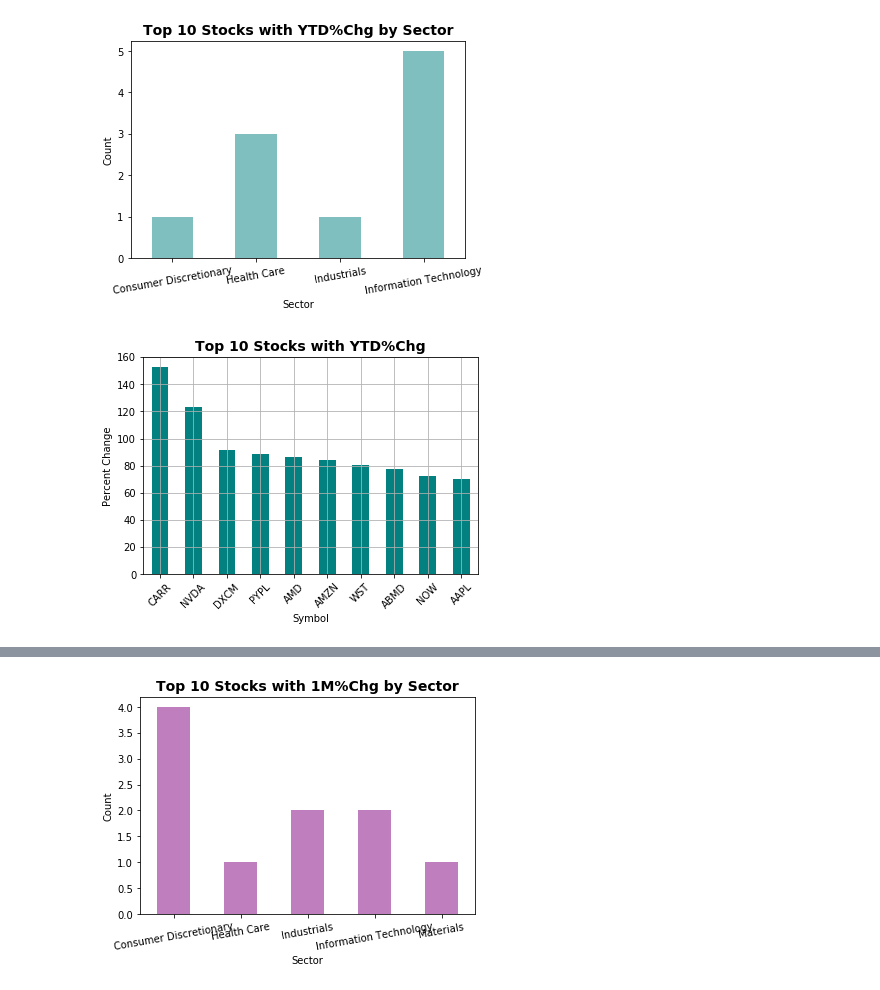
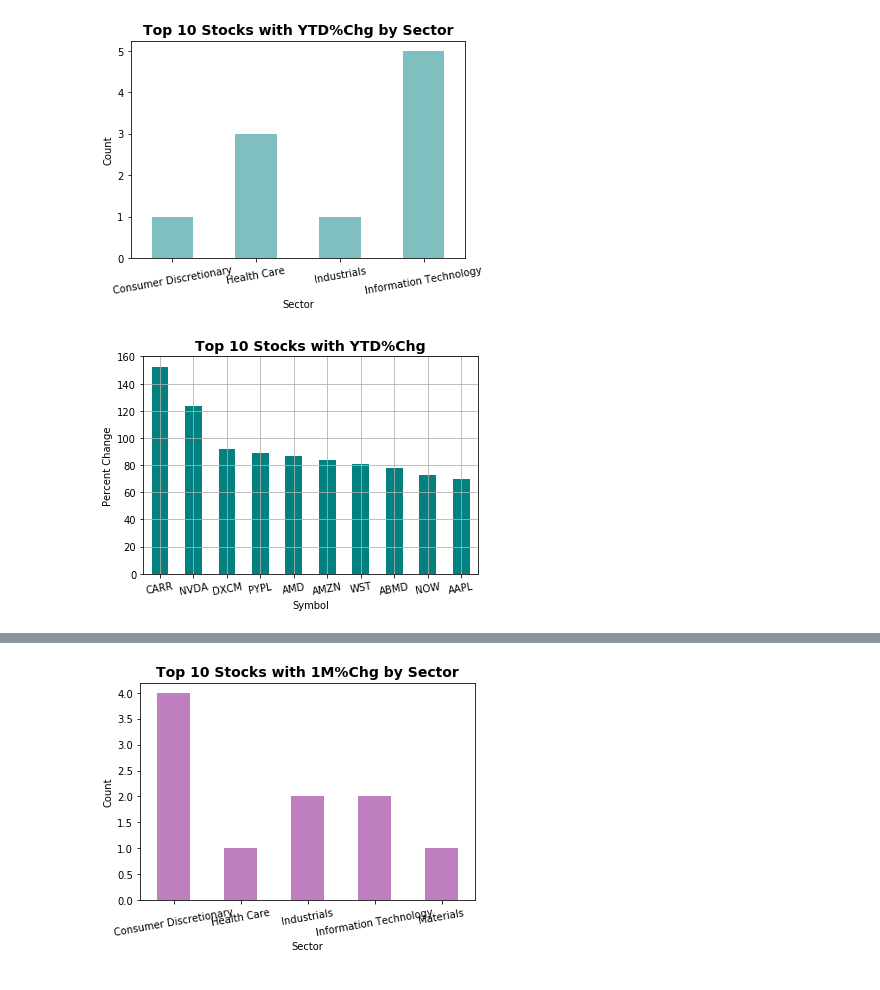
Before and after one commit to jakebyford/sp500, a Jupyter notebook: S_&_P_ETL_Pandas/Solved/S & P ETL Project.ipynb, the cells around one changed output, grey strips where cells are left out. Cells and saved outputs as stored; diff of their text form; code cells hidden in the pictures.

```diff
--- a/S_&_P_ETL_Pandas/Solved/S & P ETL Project.ipynb
+++ b/S_&_P_ETL_Pandas/Solved/S & P ETL Project.ipynb
@@ -197,15 +198,15 @@ plt.show()
 [figure]
 # %%
 sortedYTD.plot(kind = "bar", x = 'Symbol', y = 'YTD_PerChg', alpha=0.99, color='teal',
-                  align="center", legend = False, rot =45)
+                  align="center", legend = False, rot =10)
 plt.title('Top 10 Stocks with YTD%Chg', fontsize = 14, fontweight = 'bold')
 plt.ylabel('Percent Change')
 plt.xlabel('Symbol')
 plt.grid()
 plt.savefig('../Resources/assets/images/Bar_Top_10_YTDPerChg')
 plt.show()
 # %% [output]
-[figure, old version]
+[figure, new version]
 # %%
 # Sort 1 month % change values from highest to lowest
 sorted1MChg = new_performance_data_df.sort_values(by = ['_1M_PerChg'], ascending = False).head(10)
```
Also changed, not shown: parts of 35 cells of this notebook, 23 other files.
